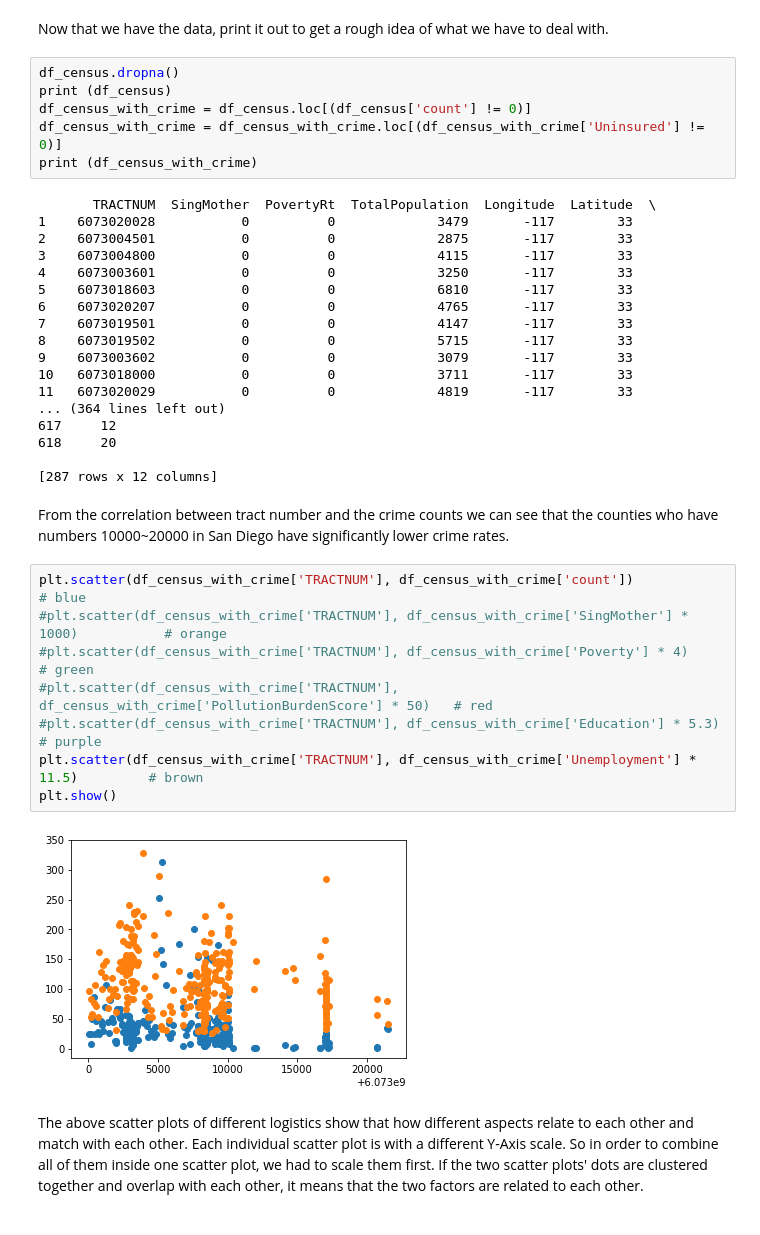
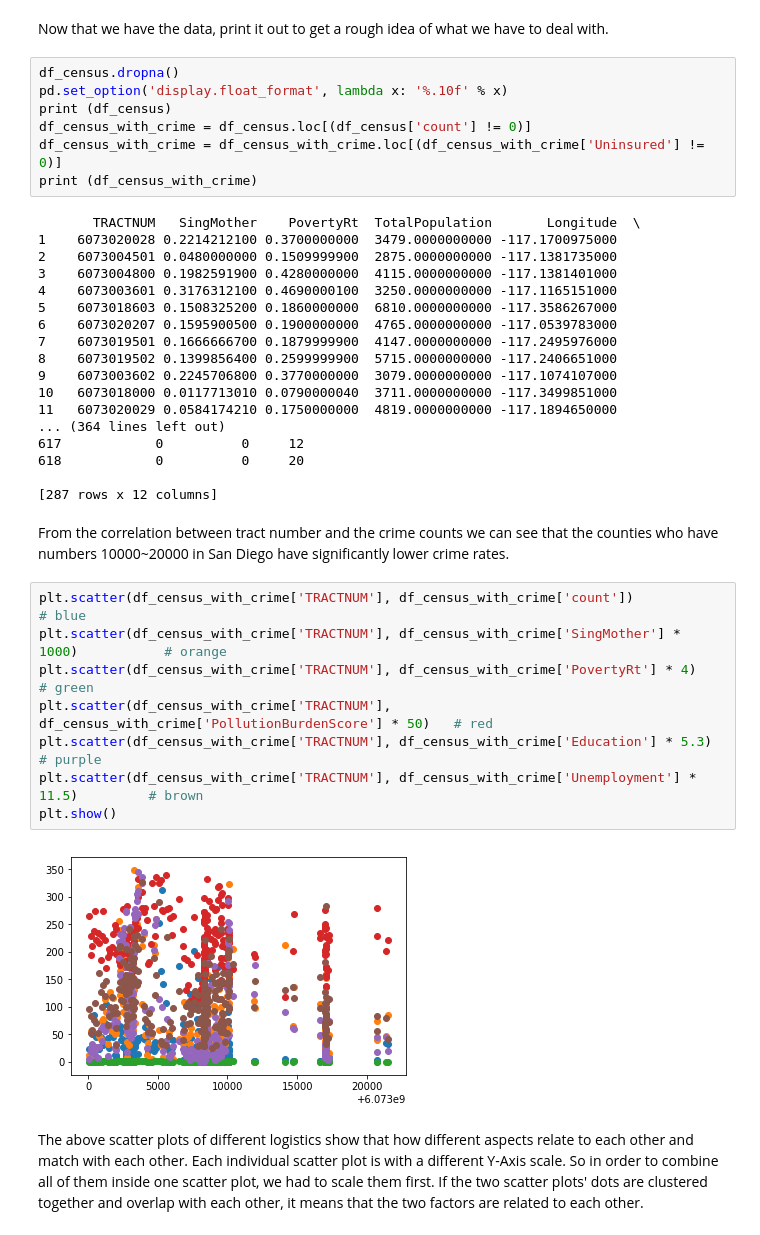
Before and after one commit to TomDonoghue/Pr_075, a Jupyter notebook: FinalProject.ipynb, the cells around one changed output. Cells and saved outputs as stored; diff of their text form.

```diff
--- a/FinalProject.ipynb
+++ b/FinalProject.ipynb
@@ -406,40 +409,41 @@ for iter1, row in df_all_crime.iterrows():
 Now that we have the data, print it out to get a rough idea of what we have to deal with.
 # %%
 df_census.dropna()
+pd.set_option('display.float_format', lambda x: '%.10f' % x)
 print (df_census)
 df_census_with_crime = df_census.loc[(df_census['count'] != 0)]
 df_census_with_crime = df_census_with_crime.loc[(df_census_with_crime['Uninsured'] != 0)]
 print (df_census_with_crime)
 # %% [output]
-       TRACTNUM  SingMother  PovertyRt  TotalPopulation  Longitude  Latitude  \
-1    6073020028           0          0             3479       -117        33
-2    6073004501           0          0             2875       -117        33
-3    6073004800           0          0             4115       -117        33
-4    6073003601           0          0             3250       -117        33
-5    6073018603           0          0             6810       -117        33
-6    6073020207           0          0             4765       -117        33
-7    6073019501           0          0             4147       -117        33
-8    6073019502           0          0             5715       -117        33
-9    6073003602           0          0             3079       -117        33
-10   6073018000           0          0             3711       -117        33
-11   6073020029           0          0             4819       -117        33
+       TRACTNUM   SingMother    PovertyRt  TotalPopulation       Longitude  \
+1    6073020028 0.2214212100 0.3700000000  3479.0000000000 -117.1700975000
+2    6073004501 0.0480000000 0.1509999900  2875.0000000000 -117.1381735000
+3    6073004800 0.1982591900 0.4280000000  4115.0000000000 -117.1381401000
+4    6073003601 0.3176312100 0.4690000100  3250.0000000000 -117.1165151000
+5    6073018603 0.1508325200 0.1860000000  6810.0000000000 -117.3586267000
+6    6073020207 0.1595900500 0.1900000000  4765.0000000000 -117.0539783000
+7    6073019501 0.1666666700 0.1879999900  4147.0000000000 -117.2495976000
+8    6073019502 0.1399856400 0.2599999900  5715.0000000000 -117.2406651000
+9    6073003602 0.2245706800 0.3770000000  3079.0000000000 -117.1074107000
+10   6073018000 0.0117713010 0.0790000040  3711.0000000000 -117.3499851000
+11   6073020029 0.0584174210 0.1750000000  4819.0000000000 -117.1894650000
 ... (364 lines left out)
-617     12
-618     20
+617            0          0     12
+618            0          0     20
 
 [287 rows x 12 columns]
 # %% [markdown]
 From the correlation between tract number and the crime counts we can see that the counties who have numbers 10000~20000 in San Diego have significantly lower crime rates.
 # %%
 plt.scatter(df_census_with_crime['TRACTNUM'], df_census_with_crime['count'])                       # blue
-#plt.scatter(df_census_with_crime['TRACTNUM'], df_census_with_crime['SingMother'] * 1000)           # orange
-#plt.scatter(df_census_with_crime['TRACTNUM'], df_census_with_crime['Poverty'] * 4)             # green
-#plt.scatter(df_census_with_crime['TRACTNUM'], df_census_with_crime['PollutionBurdenScore'] * 50)   # red
-#plt.scatter(df_census_with_crime['TRACTNUM'], df_census_with_crime['Education'] * 5.3)             # purple
+plt.scatter(df_census_with_crime['TRACTNUM'], df_census_with_crime['SingMother'] * 1000)           # orange
+plt.scatter(df_census_with_crime['TRACTNUM'], df_census_with_crime['PovertyRt'] * 4)             # green
+plt.scatter(df_census_with_crime['TRACTNUM'], df_census_with_crime['PollutionBurdenScore'] * 50)   # red
+plt.scatter(df_census_with_crime['TRACTNUM'], df_census_with_crime['Education'] * 5.3)             # purple
 plt.scatter(df_census_with_crime['TRACTNUM'], df_census_with_crime['Unemployment'] * 11.5)         # brown
 plt.show()
 # %% [output]
-[figure, old version]
+[figure, new version]
 # %% [markdown]
 The above scatter plots of different logistics show that how different aspects relate to each other and match with
 each other. Each individual scatter plot is with a different Y-Axis scale. So in order to combine all of them inside one scatter plot, we had to scale them first. If the two scatter plots' dots are clustered together and overlap with each other, it means that the two factors are related to each other.
```
Also changed, not shown: parts of 9 cells of this notebook, 3 other files.
